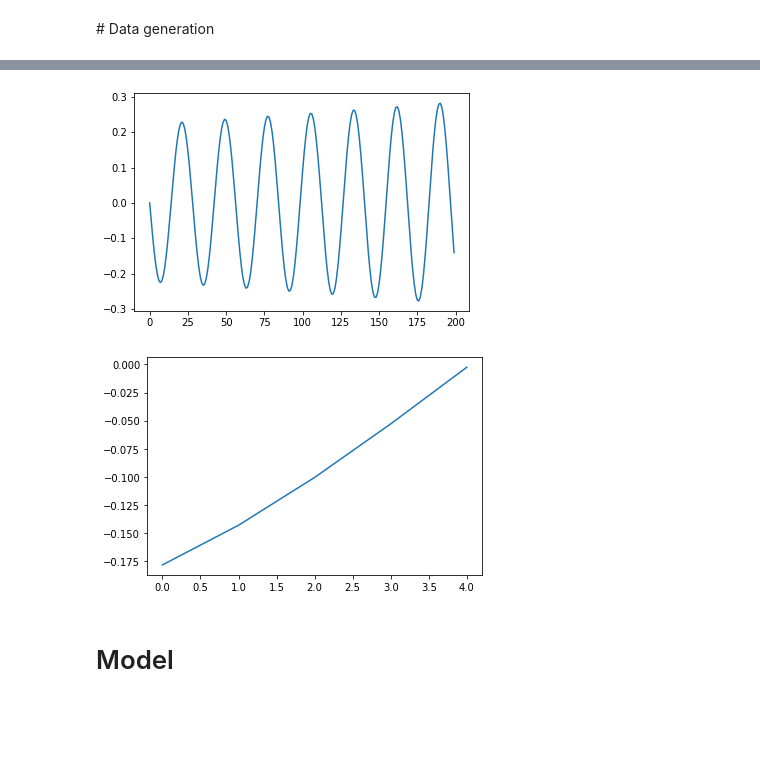
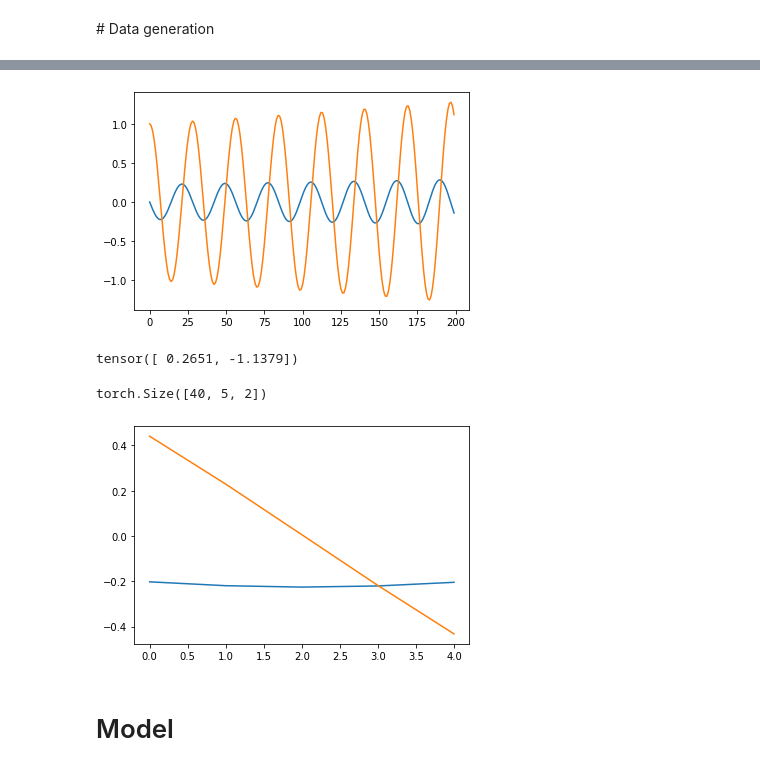
Before and after one commit to KennethThNg/Semester-project-dynamical-system-learning, a Jupyter notebook: simple_pendulum.ipynb, the cells around one changed output, grey strips where cells are left out. Saved outputs shown, nothing was run; the diff lists cells and outputs as text; code cells hidden in the pictures; blank space fills up the shorter version.

```diff
--- a/simple_pendulum.ipynb
+++ b/simple_pendulum.ipynb
@@ -31,6 +31,7 @@ torch.Size([200, 1, 2])
 # %%
-plt.plot(obs[:,:,0].numpy())
+plt.plot(obs[:,0].detach().numpy())
+plt.plot(obs[:,1].detach().numpy())
 plt.show()
 # %% [output]
-[figure, old version]
+[figure, new version]
 # %%
@@ -40,9 +41,20 @@ window_set = pend_data.view(40, 5)
 times_set = times.view(40, 5)
+# %%
+x = torch.randn(200,2)
+y = x.view(40, 5, 2)
+y[0,0]
+# %% [output]
+tensor([ 0.2651, -1.1379])
+# %%
+window_set.shape
+# %% [output]
+torch.Size([40, 5, 2])
 # %%
-plt.plot(window_set[:,10].numpy())
+plt.plot(window_set[1,:,0].detach().numpy())
+plt.plot(window_set[1,:,1].detach().numpy())
 plt.show()
 # %% [output]
-[figure, old version]
+[figure, new version]
 # %% [markdown]
 # Model
 # %%
```
Also changed, not shown: parts of 11 cells of this notebook.
